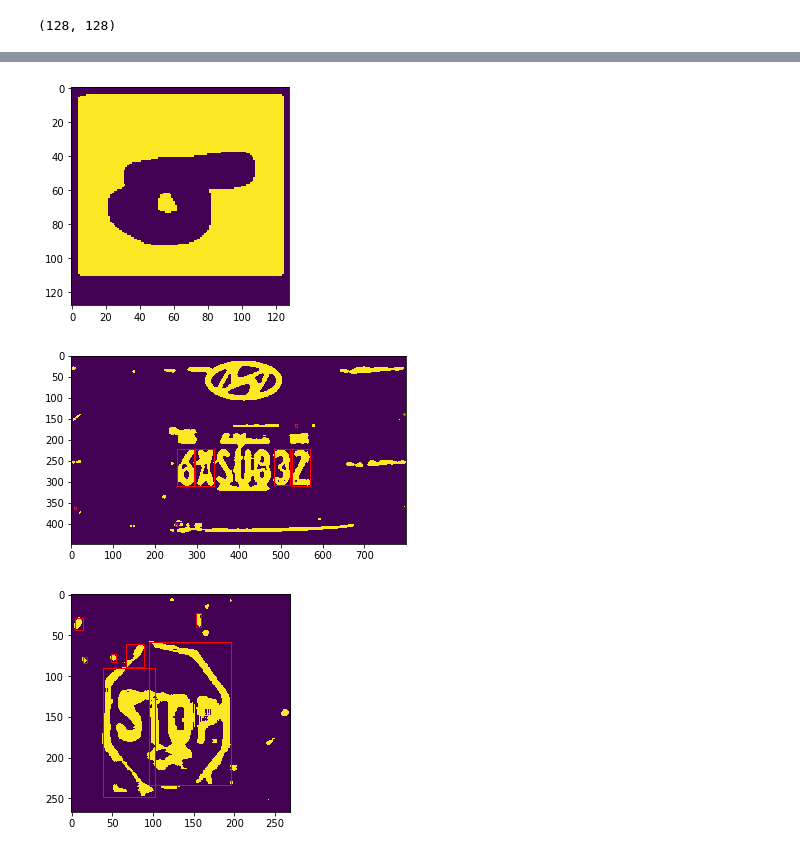
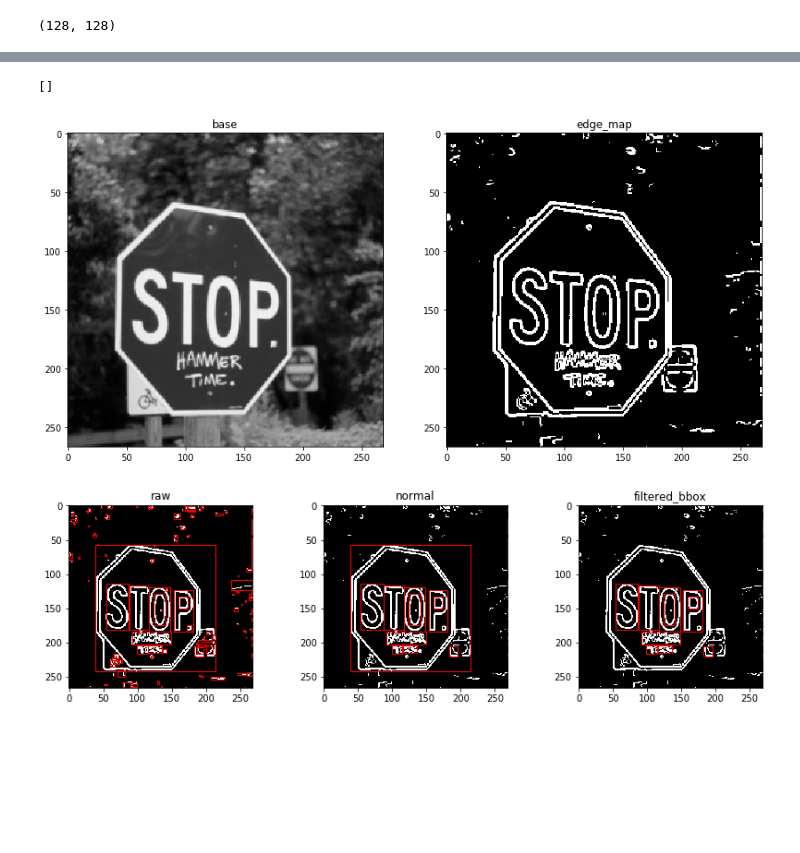
Before and after one commit to JohnnyChen765/vic, a Jupyter notebook: code.ipynb, the cells around one changed output, grey strips where cells are left out. Cells and saved outputs as stored; diff of their text form; code cells hidden in the pictures; blank space fills up the shorter version.

```diff
--- a/code.ipynb
+++ b/code.ipynb
@@ -358,7 +365,6 @@ def text_area_enhancement(img, alpha = 0.5, threshold = 0.7, add_suffix = ""):
 
     return {
         "ESS" + add_suffix: ESS,
-        "ESS_binary" + add_suffix: binarize(ESS,quantile = 0.95, alpha = 0.95),
         "ECP" + add_suffix: ECP,
         "EM" + add_suffix: EM,
         "EM_binary"+ add_suffix: EM_threshold,
@@ -587,8 +613,30 @@ plot_all({
-# %%
-draw_rectangle(DSM_j, get_bbox(DSM_j, 1))
-draw_rectangle(DSM_license_plate, get_bbox(DSM_license_plate, 1))
-draw_rectangle(DSM_stop, get_bbox(DSM_stop, 1))
-# %% [output]
-[figure, removed]
-[figure, removed]
-[figure, removed]
+# %%
+#pipeline
+
+def find_text(img):
+#     denoised = median_filter(img, size=(5,5))
+#     denoised = gaussian_filter(img, sigma=3)
+#     edge_map = edge_detection(denoised)["local_threshold"]
+    edge_map = edge_detection(img, True)["local_threshold"]
+    print(edge_map[edge_map > 1])
+    list_bboxes = get_bbox(edge_map)
+    perfect_edges = remove_not_bbox(edge_map, list_bboxes["filtered_bbox"])["after_removal"]
+    enhance_perfect_edges = text_area_enhancement(perfect_edges)["EM_binary"]
+
+    plot_all({
+        "base": img,
+        "edge_map": edge_map
+    })
+    draw_rectangle(edge_map, list_bboxes)
+    draw_rectangle(perfect_edges, {"perfect_edges": list_bboxes["filtered_bbox"]})
+    plot_all({"enhance_perfect_edges": enhance_perfect_edges})
+    draw_rectangle(enhance_perfect_edges, list_bboxes)
+
+# find_text(read("kanji.png"))
+# find_text(read("handwritten.png"))
+# find_text(read("license_plate.jpg"))
+find_text(read("stop.png"))
+# %% [output]
+[]
+[figure, added]
+[figure, added]
```
Also changed, not shown: parts of 10 cells of this notebook, 2 other files.
